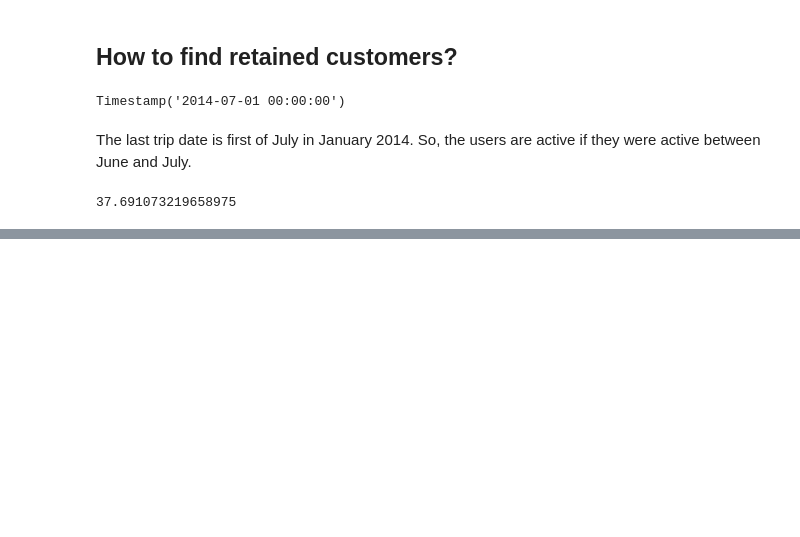
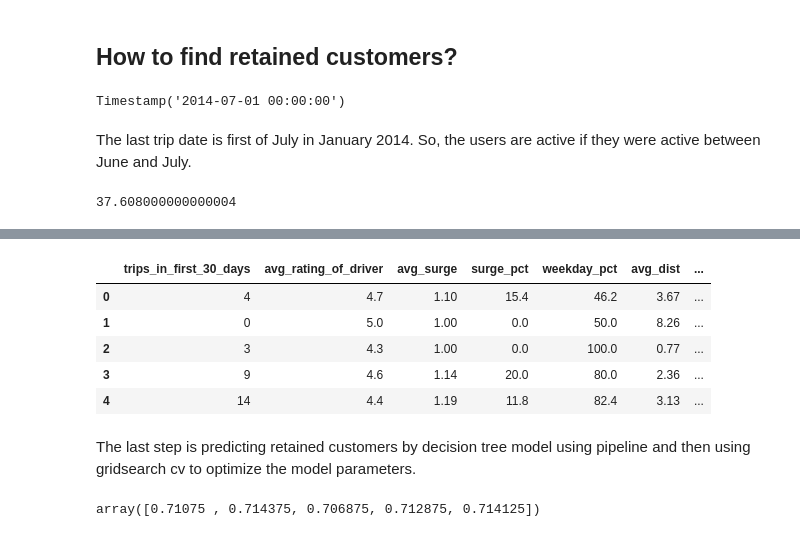
Before and after one commit to Marmar8001/Ultimate-Takehome-Challange, a Jupyter notebook: ultimate.ipynb, the cells around one changed output, grey strips where cells are left out. Saved outputs shown, nothing was run; the diff lists cells and outputs as text; code cells hidden in the pictures; blank space fills up the shorter version.

```diff
--- a/ultimate.ipynb
+++ b/ultimate.ipynb
@@ -313,9 +324,9 @@ Timestamp('2014-07-01 00:00:00')
 The last trip date is first of July in January 2014. So, the users are active if they were active between June and July.
 # %%
 # Percentage of retained customers
-df_new[df_new['last_trip_date']>='2014-06-01'].shape[0]/df_new.shape[0]*100
+df[df['last_trip_date']>='2014-06-01'].shape[0]/df.shape[0]*100
 # %% [output]
-37.691073219658975
+37.608000000000004
 # %%
 #Adding retained column
 df['retained'] = np.where(df['last_trip_date']>='2014-06-01', 1, 0)
@@ -329,0 +343,16 @@ df.head()
+# %%
+X=df.drop(['retained'], axis=1)
+y=df['retained']
+# %%
+X_encoded=pd.get_dummies(X,columns=['city','phone','ultimate_black_user'])
+# %%
+X_encoded.head()
+# %% [output]
+|  | trips_in_first_30_days | avg_rating_of_driver | avg_surge | surge_pct | weekday_pct | avg_dist | ... |
+| 0 | 4 | 4.7 | 1.10 | 15.4 | 46.2 | 3.67 | ... |
+| 1 | 0 | 5.0 | 1.00 | 0.0 | 50.0 | 8.26 | ... |
+| 2 | 3 | 4.3 | 1.00 | 0.0 | 100.0 | 0.77 | ... |
+| 3 | 9 | 4.6 | 1.14 | 20.0 | 80.0 | 2.36 | ... |
+| 4 | 14 | 4.4 | 1.19 | 11.8 | 82.4 | 3.13 | ... |
+# %% [markdown]
+The last step is predicting retained customers by decision tree model using pipeline and then using gridsearch cv to optimize the model parameters.
@@ -329,0 +376,5 @@ df.head()
+# %%
+cv_scores = cv_results['test_score']
+cv_scores
+# %% [output]
+array([0.71075 , 0.714375, 0.706875, 0.712875, 0.714125])
```
Also changed, not shown: parts of 39 cells of this notebook, 1 other file.
